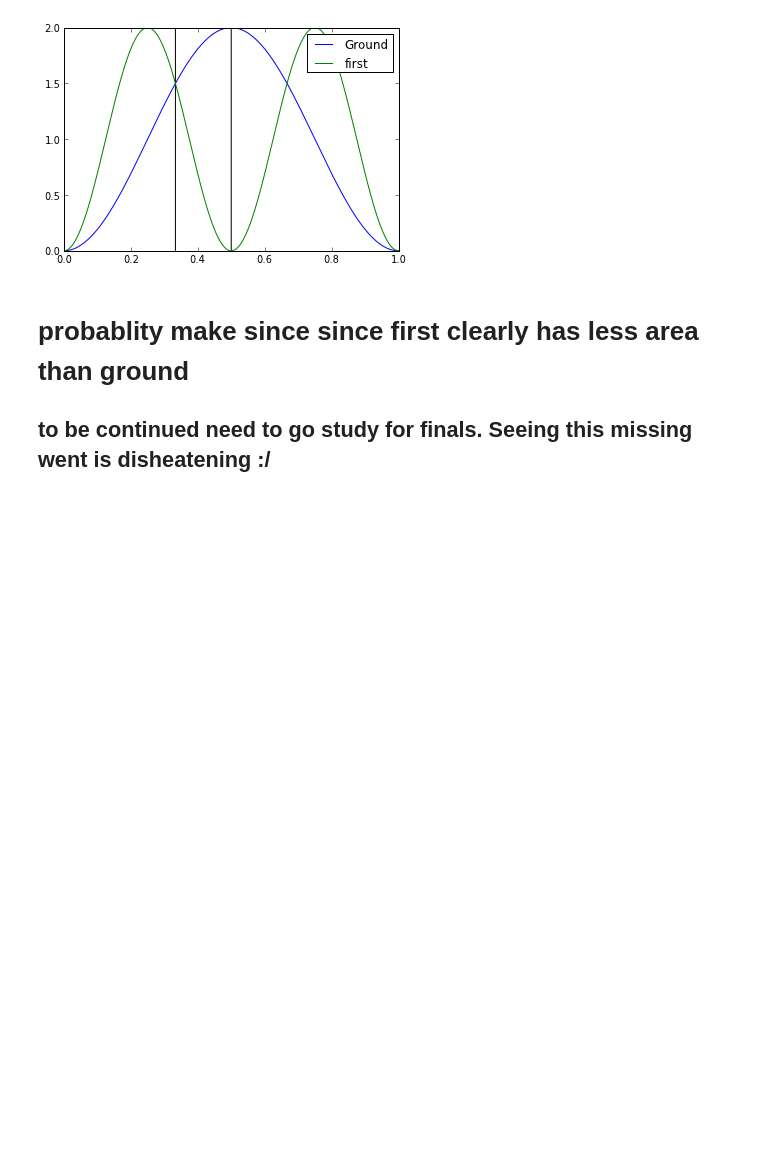
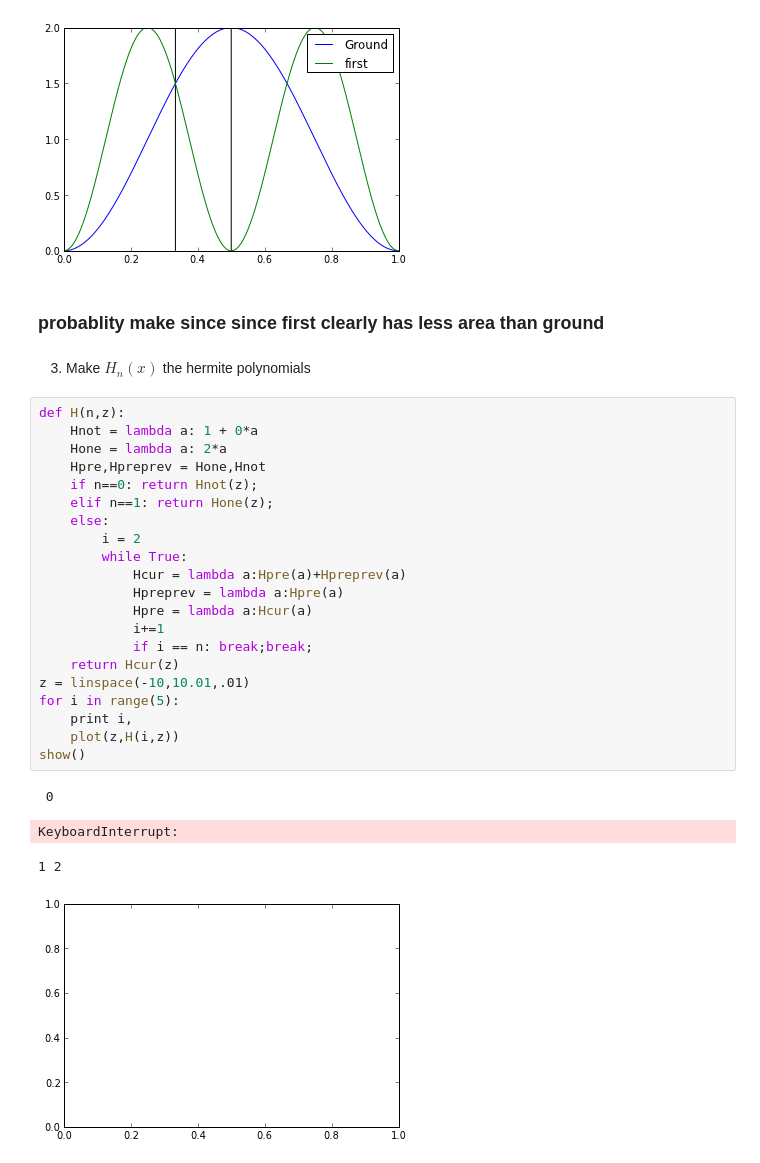
Before and after one commit to mattyuiop/PHYS202-S13, a Jupyter notebook: Week5/IntegrationEx4.ipynb, the cells around one changed output. Saved outputs shown, nothing was run; the diff lists cells and outputs as text; blank space fills up the shorter version.

Commit message:
didnt update for a while

```diff
--- a/Week5/IntegrationEx4.ipynb
+++ b/Week5/IntegrationEx4.ipynb
@@ -55,5 +60,32 @@ show()
 # %% [output]
 [figure]
 # %% [markdown]
-# probablity make since since first clearly has less area than ground
-## to be continued need to go study for finals. Seeing this missing went is disheatening :/
+### probablity make since since first clearly has less area than ground
+# %% [markdown]
+3. Make $H_n(x)$ the hermite polynomials
+# %%
+def H(n,z):
+    Hnot = lambda a: 1 + 0*a
+    Hone = lambda a: 2*a
+    Hpre,Hpreprev = Hone,Hnot
+    if n==0: return Hnot(z);
+    elif n==1: return Hone(z);
+    else:
+        i = 2
+        while True:
+            Hcur = lambda a:Hpre(a)+Hpreprev(a)
+            Hpreprev = lambda a:Hpre(a)
+            Hpre = lambda a:Hcur(a)
+            i+=1
+            if i == n: break;break;
+    return Hcur(z)
+z = linspace(-10,10.01,.01)
+for i in range(5):
+    print i,
+    plot(z,H(i,z))
+show()
+# %% [output]
+ 0
+KeyboardInterrupt:
+1 2
+[figure, added]
```
Also changed, not shown: parts of 2 cells of this notebook, 9 other files.
